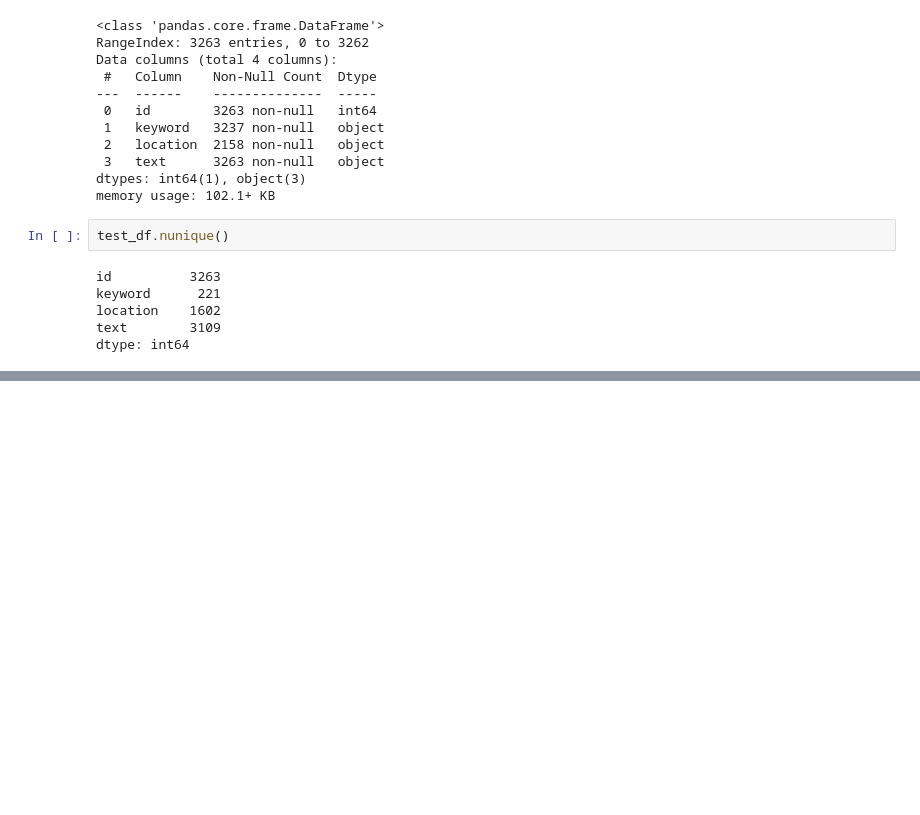
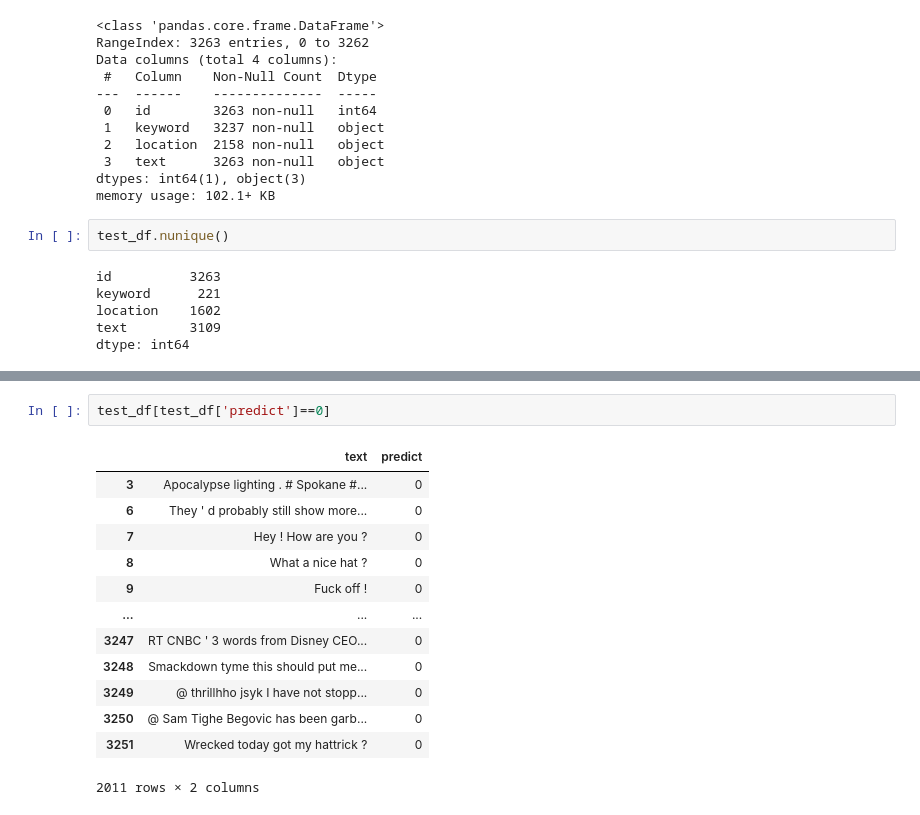
Before and after one commit to sw-song/kaggle-study, a Jupyter notebook: 18_NLP_Disaster_Tweets/nlp_disaster_tweets.ipynb, the cells around one changed output, grey strips where cells are left out. Saved outputs shown, nothing was run; the diff lists cells and outputs as text; blank space fills up the shorter version.

```diff
--- a/18_NLP_Disaster_Tweets/nlp_disaster_tweets.ipynb
+++ b/18_NLP_Disaster_Tweets/nlp_disaster_tweets.ipynb
@@ -74,0 +451,16 @@ dtype: int64
+# %%
+test_df[test_df['predict']==0]
+# %% [output]
+|  | text | predict |
+| 3 | Apocalypse lighting . # Spokane #... | 0 |
+| 6 | They ' d probably still show more... | 0 |
+| 7 | Hey ! How are you ? | 0 |
+| 8 | What a nice hat ? | 0 |
+| 9 | Fuck off ! | 0 |
+| ... | ... | ... |
+| 3247 | RT CNBC ' 3 words from Disney CEO... | 0 |
+| 3248 | Smackdown tyme this should put me... | 0 |
+| 3249 | @ thrillhho jsyk I have not stopp... | 0 |
+| 3250 | @ Sam Tighe Begovic has been garb... | 0 |
+| 3251 | Wrecked today got my hattrick ? | 0 |
+2011 rows × 2 columns
```
Also changed, not shown: parts of 64 cells of this notebook, 1 other file.
